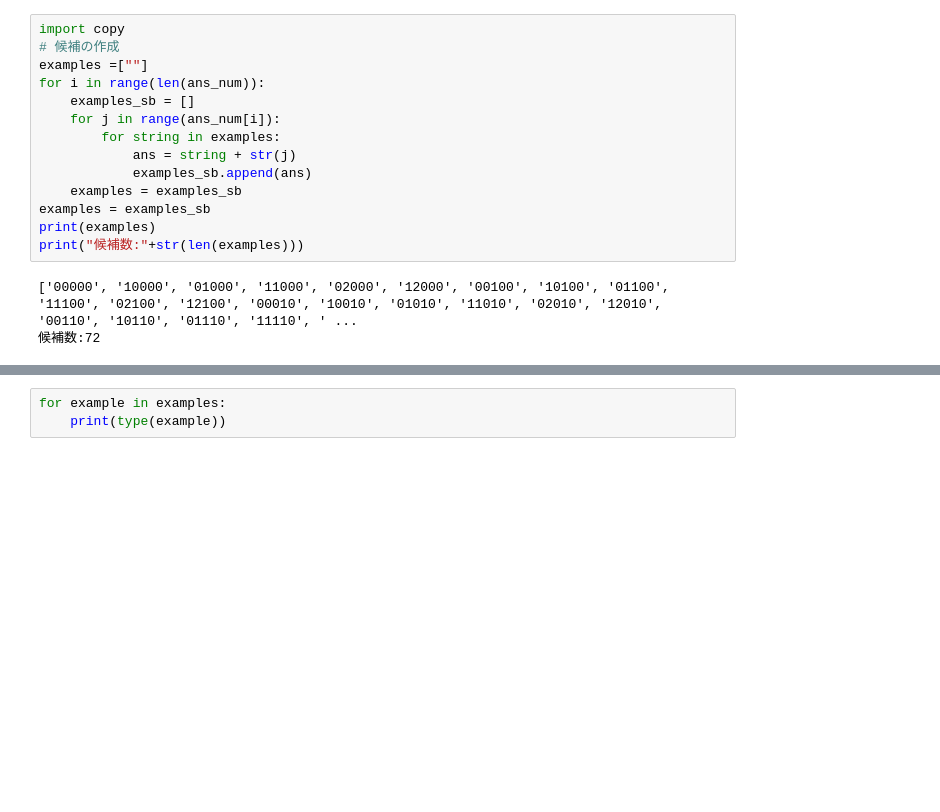
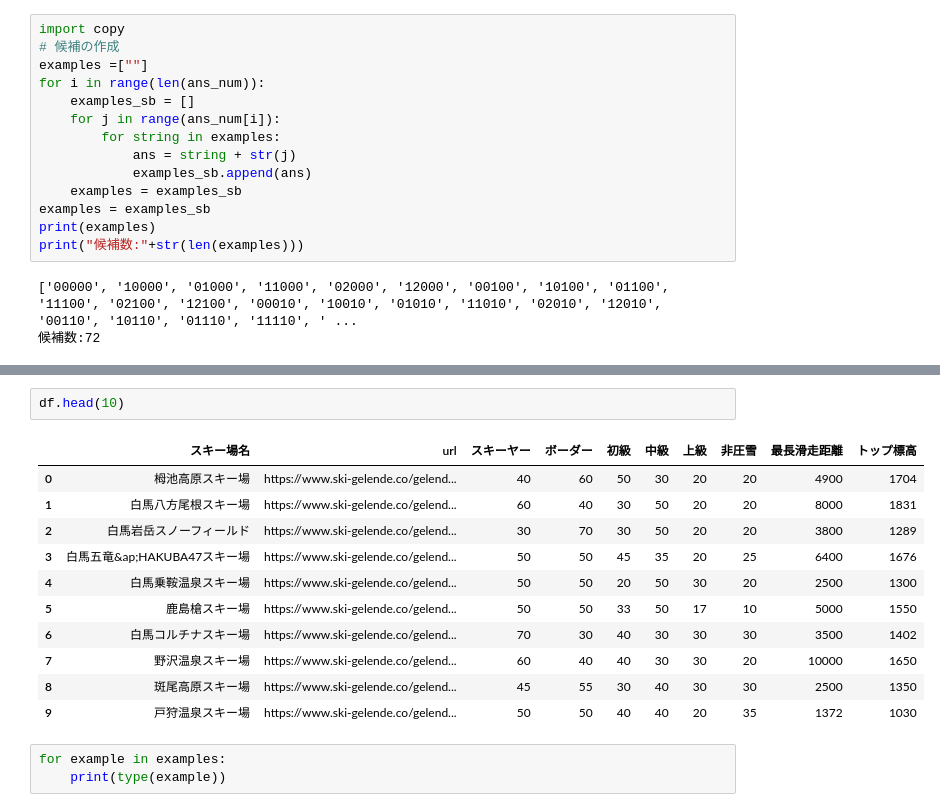
Before and after one commit to miharu1414/miharu1414.github.io, a Jupyter notebook: DP_answer.ipynb, the cells around one changed output, grey strips where cells are left out. Cells and saved outputs as stored; diff of their text form; blank space fills up the shorter version.

```diff
--- a/DP_answer.ipynb
+++ b/DP_answer.ipynb
@@ -163,3 +163,17 @@ search(list_data,examples,diff,bias,hiassetsu,dist,top)
+# %%
+df.head(10)
+# %% [output]
+|  | スキー場名 | url | スキーヤー | ボーダー | 初級 | 中級 | 上級 | 非圧雪 | 最長滑走距離 | トップ標高 |
+| 0 | 栂池高原スキー場 | https://www.ski-gelende.co/gelend... | 40 | 60 | 50 | 30 | 20 | 20 | 4900 | 1704 |
+| 1 | 白馬八方尾根スキー場 | https://www.ski-gelende.co/gelend... | 60 | 40 | 30 | 50 | 20 | 20 | 8000 | 1831 |
+| 2 | 白馬岩岳スノーフィールド | https://www.ski-gelende.co/gelend... | 30 | 70 | 30 | 50 | 20 | 20 | 3800 | 1289 |
+| 3 | 白馬五竜&ap;HAKUBA47スキー場 | https://www.ski-gelende.co/gelend... | 50 | 50 | 45 | 35 | 20 | 25 | 6400 | 1676 |
+| 4 | 白馬乗鞍温泉スキー場 | https://www.ski-gelende.co/gelend... | 50 | 50 | 20 | 50 | 30 | 20 | 2500 | 1300 |
+| 5 | 鹿島槍スキー場 | https://www.ski-gelende.co/gelend... | 50 | 50 | 33 | 50 | 17 | 10 | 5000 | 1550 |
+| 6 | 白馬コルチナスキー場 | https://www.ski-gelende.co/gelend... | 70 | 30 | 40 | 30 | 30 | 30 | 3500 | 1402 |
+| 7 | 野沢温泉スキー場 | https://www.ski-gelende.co/gelend... | 60 | 40 | 40 | 30 | 30 | 20 | 10000 | 1650 |
+| 8 | 斑尾高原スキー場 | https://www.ski-gelende.co/gelend... | 45 | 55 | 30 | 40 | 30 | 30 | 2500 | 1350 |
+| 9 | 戸狩温泉スキー場 | https://www.ski-gelende.co/gelend... | 50 | 50 | 40 | 40 | 20 | 35 | 1372 | 1030 |
 # %%
 for example in examples:
     print(type(example))
```
Also changed, not shown: parts of 2 cells of this notebook, 2 other files.
